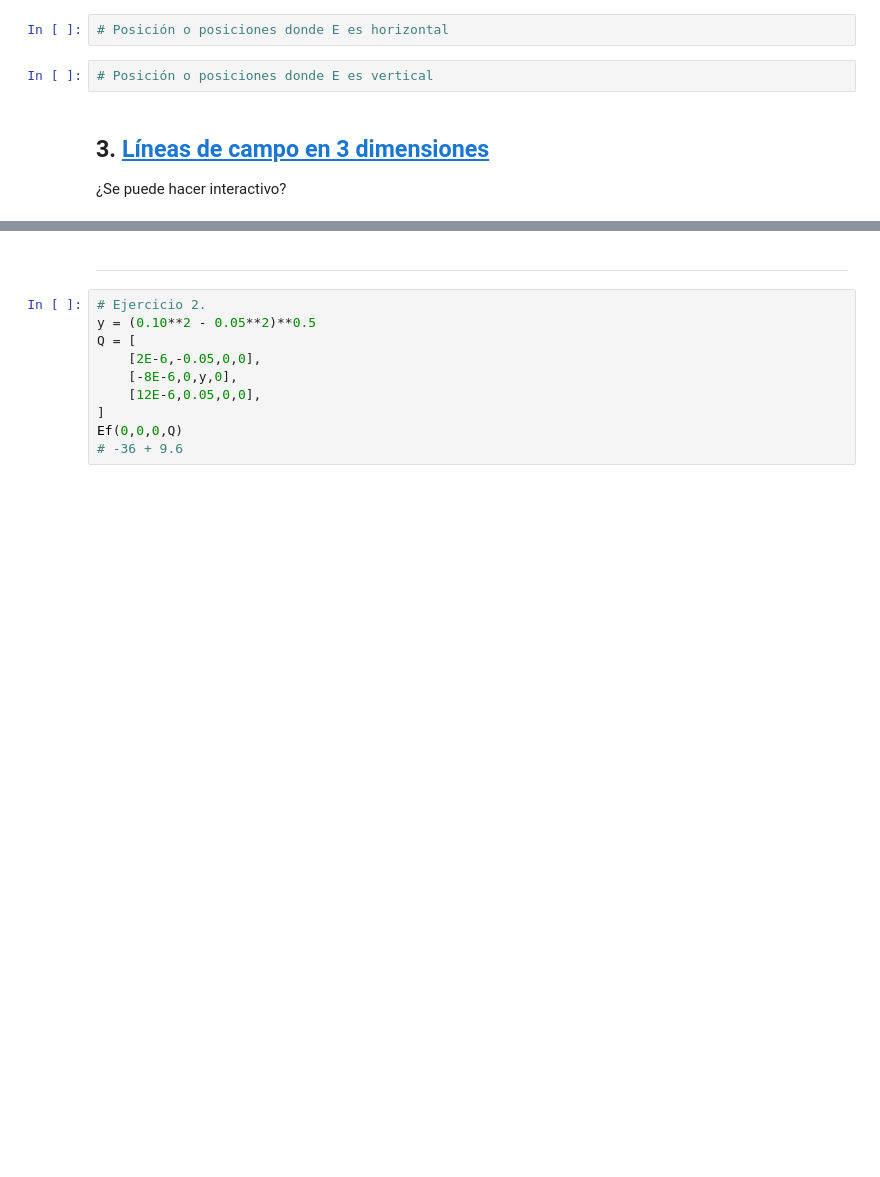
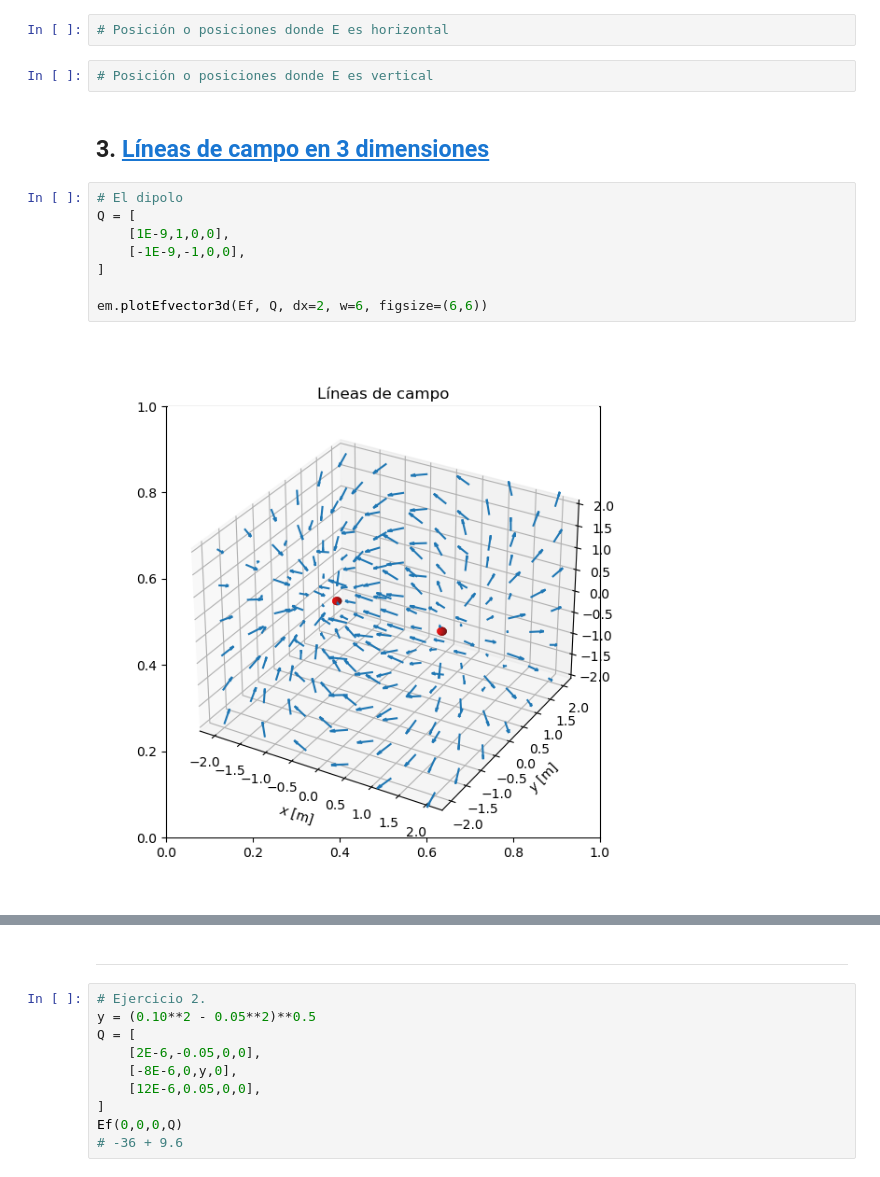
Before and after one commit to epplugins/UTN, a Jupyter notebook: electromagnetismo/em01_campo_electrico.ipynb, the cells around one changed output, grey strips where cells are left out. Saved outputs shown, nothing was run; the diff lists cells and outputs as text; blank space fills up the shorter version.

```diff
--- a/electromagnetismo/em01_campo_electrico.ipynb
+++ b/electromagnetismo/em01_campo_electrico.ipynb
@@ -290,5 +284,13 @@ em.plotEf(Ef, Q, dx=6)
 # Posición o posiciones donde E es vertical
 # %% [markdown]
 ## 3. <a id='toc3_'></a>[Líneas de campo en 3 dimensiones](#toc0_)
-
-¿Se puede hacer interactivo?
+# %%
+# El dipolo
+Q = [
+    [1E-9,1,0,0],
+    [-1E-9,-1,0,0],
+]
+
+em.plotEfvector3d(Ef, Q, dx=2, w=6, figsize=(6,6))
+# %% [output]
+[figure, added]
```
Also changed, not shown: parts of 19 cells of this notebook, 3 other files.
